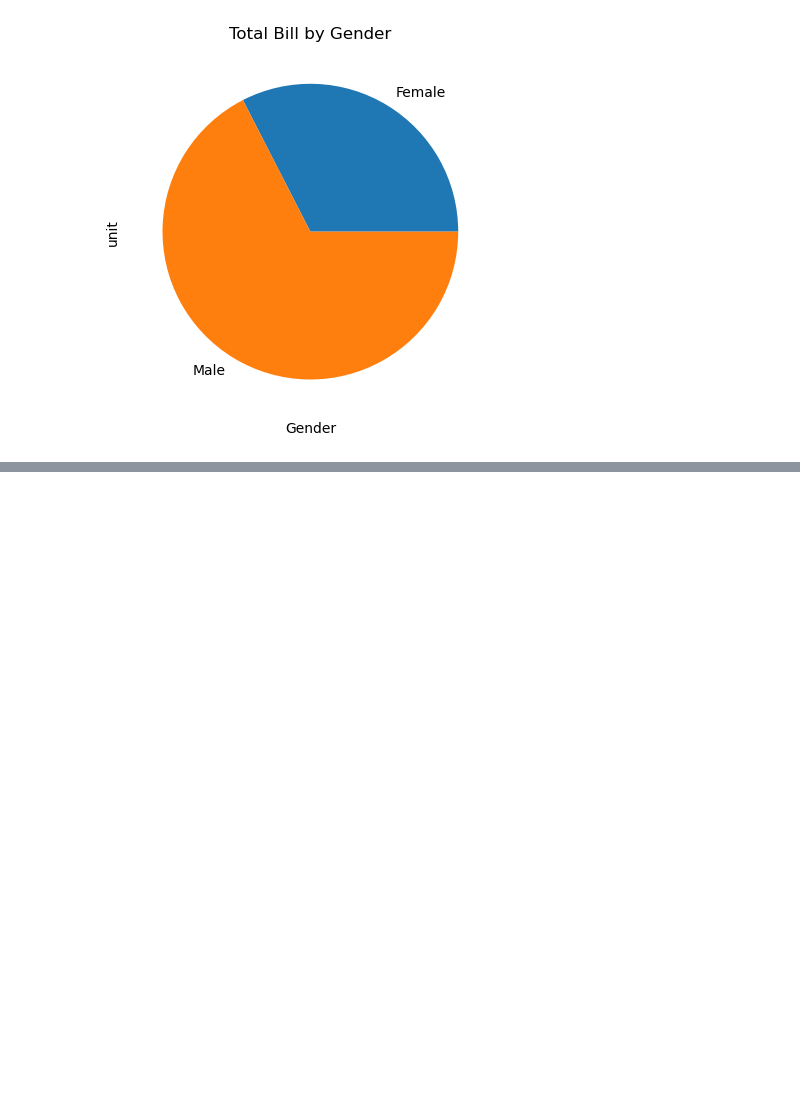
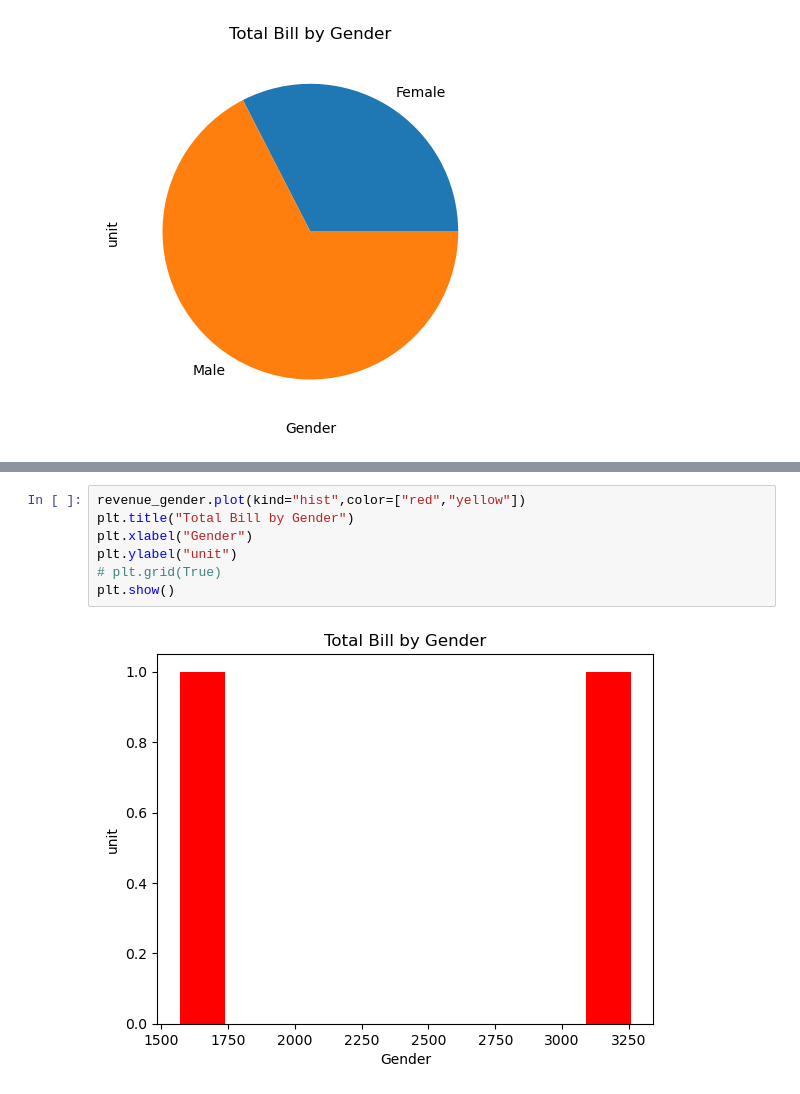
Before and after one commit to Akashyadav-codes/IBM_Skill_Programs, a Jupyter notebook: IBM_training.ipynb, the cells around one changed output, grey strips where cells are left out. Cells and saved outputs as stored; diff of their text form; blank space fills up the shorter version.

```diff
--- a/IBM_training.ipynb
+++ b/IBM_training.ipynb
@@ -869,0 +890,9 @@ plt.show()
+# %%
+revenue_gender.plot(kind="hist",color=["red","yellow"])
+plt.title("Total Bill by Gender")
+plt.xlabel("Gender")
+plt.ylabel("unit")
+# plt.grid(True)
+plt.show()
+# %% [output]
+[figure, added]
```
Also changed, not shown: parts of 5 cells of this notebook.
